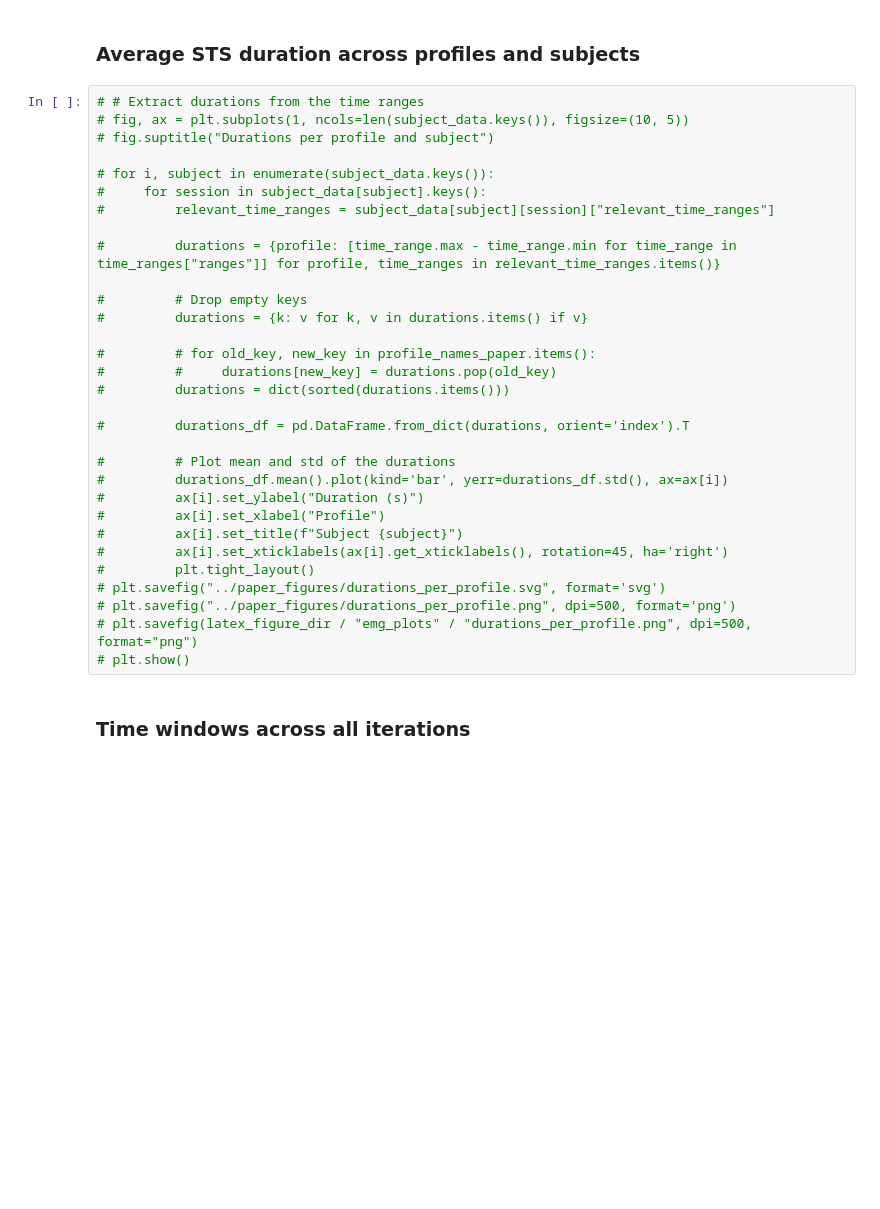
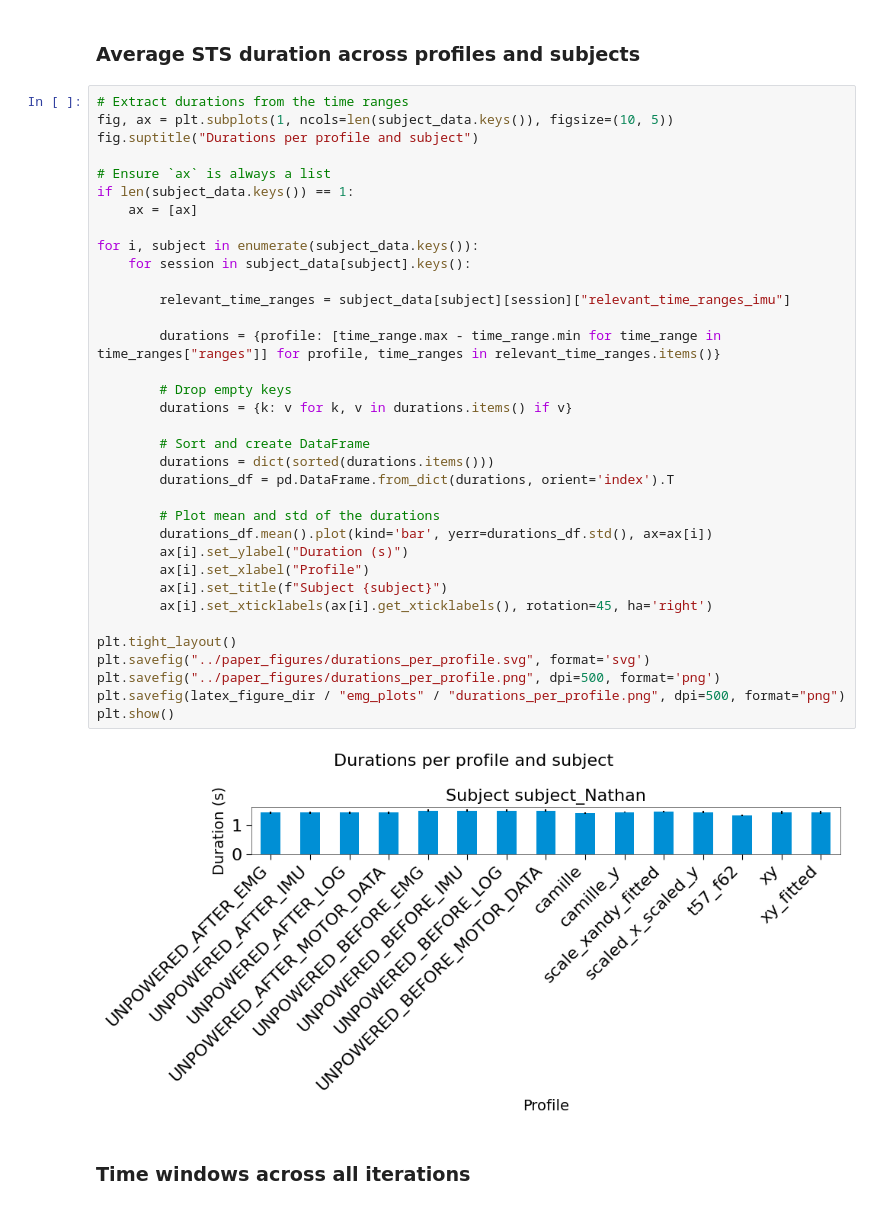
Before and after one commit to Harvard-Slade-Lab/assistive-arm, a Jupyter notebook: notebooks/analyze_emg_N2.ipynb, the cells around one changed output. Drawn from its saved outputs; the diff is of its cells as text; blank space fills up the shorter version.

```diff
--- a/notebooks/analyze_emg_N2.ipynb
+++ b/notebooks/analyze_emg_N2.ipynb
@@ -1148,36 +1395,42 @@ for subject in subject_data.keys():
 # %% [markdown]
 ### Average STS duration across profiles and subjects
 # %%
-# # Extract durations from the time ranges
-# fig, ax = plt.subplots(1, ncols=len(subject_data.keys()), figsize=(10, 5))
-# fig.suptitle("Durations per profile and subject")
+# Extract durations from the time ranges
+fig, ax = plt.subplots(1, ncols=len(subject_data.keys()), figsize=(10, 5))
+fig.suptitle("Durations per profile and subject")
 
-# for i, subject in enumerate(subject_data.keys()):
-#     for session in subject_data[subject].keys():
-#         relevant_time_ranges = subject_data[subject][session]["relevant_time_ranges"]
+# Ensure `ax` is always a list
+if len(subject_data.keys()) == 1:
+    ax = [ax]
 
-#         durations = {profile: [time_range.max - time_range.min for time_range in time_ranges["ranges"]] for profile, time_ranges in relevant_time_ranges.items()}
+for i, subject in enumerate(subject_data.keys()):
+    for session in subject_data[subject].keys():
 
-#         # Drop empty keys
-#         durations = {k: v for k, v in durations.items() if v}
+        relevant_time_ranges = subject_data[subject][session]["relevant_time_ranges_imu"]
 
-#         # for old_key, new_key in profile_names_paper.items():
-#         #     durations[new_key] = durations.pop(old_key)
-#         durations = dict(sorted(durations.items()))
+        durations = {profile: [time_range.max - time_range.min for time_range in time_ranges["ranges"]] for profile, time_ranges in relevant_time_ranges.items()}
 
-#         durations_df = pd.DataFrame.from_dict(durations, orient='index').T
+        # Drop empty keys
+        durations = {k: v for k, v in durations.items() if v}
 
-#         # Plot mean and std of the durations
-#         durations_df.mean().plot(kind='bar', yerr=durations_df.std(), ax=ax[i])
-#         ax[i].set_ylabel("Duration (s)")
-#         ax[i].set_xlabel("Profile")
-#         ax[i].set_title(f"Subject {subject}")
-#         ax[i].set_xticklabels(ax[i].get_xticklabels(), rotation=45, ha='right')
-#         plt.tight_layout()
-# plt.savefig("../paper_figures/durations_per_profile.svg", format='svg')
-# plt.savefig("../paper_figures/durations_per_profile.png", dpi=500, format='png')
-# plt.savefig(latex_figure_dir / "emg_plots" / "durations_per_profile.png", dpi=500, format="png")
-# plt.show()
+        # Sort and create DataFrame
+        durations = dict(sorted(durations.items()))
+        durations_df = pd.DataFrame.from_dict(durations, orient='index').T
+
+        # Plot mean and std of the durations
+        durations_df.mean().plot(kind='bar', yerr=durations_df.std(), ax=ax[i])
+        ax[i].set_ylabel("Duration (s)")
+        ax[i].set_xlabel("Profile")
+        ax[i].set_title(f"Subject {subject}")
+        ax[i].set_xticklabels(ax[i].get_xticklabels(), rotation=45, ha='right')
+
+plt.tight_layout()
+plt.savefig("../paper_figures/durations_per_profile.svg", format='svg')
+plt.savefig("../paper_figures/durations_per_profile.png", dpi=500, format='png')
+plt.savefig(latex_figure_dir / "emg_plots" / "durations_per_profile.png", dpi=500, format="png")
+plt.show()
+# %% [output]
+[figure, added]
 # %% [markdown]
 ### Time windows across all iterations
 # %%
```
Also changed, not shown: parts of 46 cells of this notebook, 2 other files.
